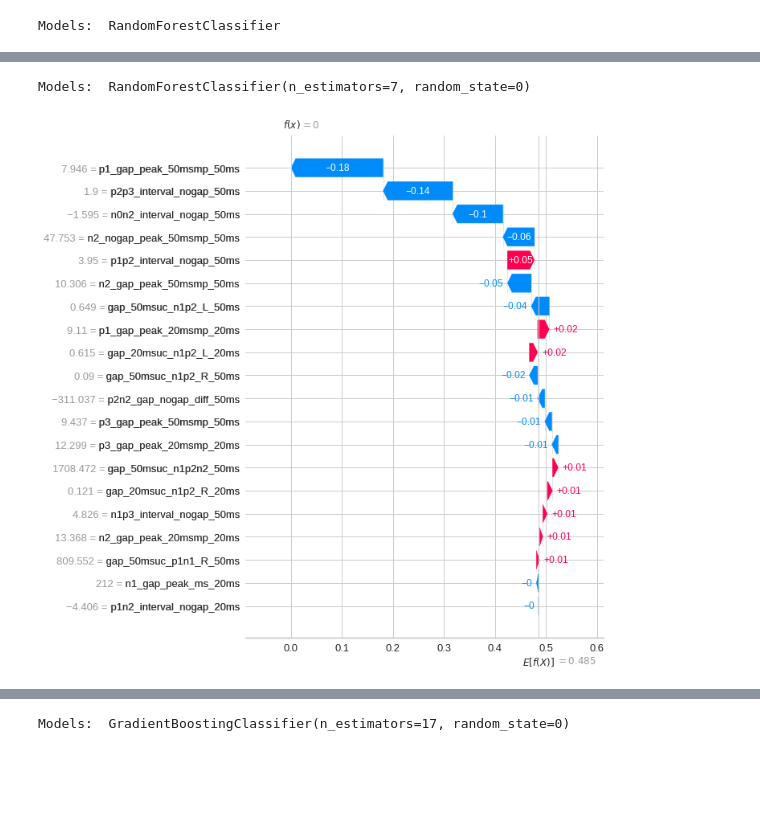
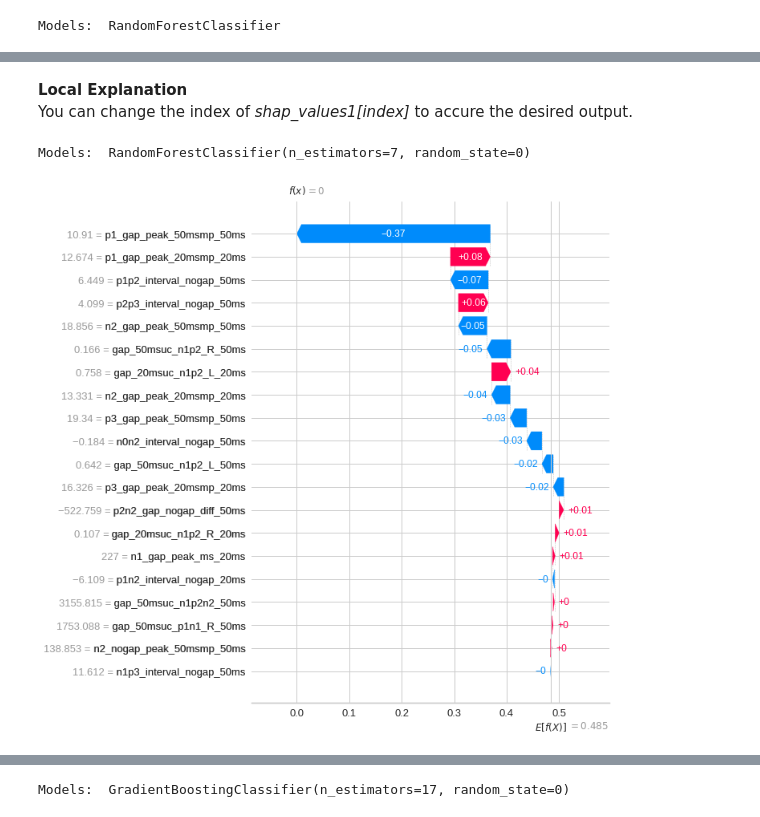
Before and after one commit to RafsanJany-44/ARC_Machine, a Jupyter notebook: Dynamic_ML_Tunning_with_featSelect_SHAP_ROC_.ipynb, the cells around one changed output, grey strips where cells are left out. Cells and saved outputs as stored; diff of their text form; code cells hidden in the pictures; blank space fills up the shorter version.

```diff
--- a/Dynamic_ML_Tunning_with_featSelect_SHAP_ROC_.ipynb
+++ b/Dynamic_ML_Tunning_with_featSelect_SHAP_ROC_.ipynb
@@ -27,17 +26,17 @@ from sklearn.preprocessing import LabelEncoder
 encoder=LabelEncoder()
 dataset.iloc[:, 1]=encoder.fit_transform(dataset.iloc[:, 1])
 # %%
-X = dataset.iloc[:, 4:]
-y = dataset.iloc[:, 1]
+X_ = dataset.iloc[:,4:]
+y_ = dataset.iloc[:, 1]
 # %% [markdown]
 #Feature Selection
 # %%
 from sklearn.feature_selection import SelectKBest
 bestfeatures = SelectKBest(k=10)
-fit = bestfeatures.fit(X,y)
+fit = bestfeatures.fit(X_,y_)
 # %%
 dfscores = pd.DataFrame(fit.scores_)
-dfcolumns = pd.DataFrame(X.columns)
+dfcolumns = pd.DataFrame(X_.columns)
 # %%
 featureScores = pd.concat([dfcolumns,dfscores],axis=1)
 featureScores.columns = ['Specs','Score']
@@ -1114,7 +1119,7 @@ print("Models: ",best_models[0][1])
 
 explainer = shap.Explainer(best_models[0][0].predict, X_test)
 
-shap_values = explainer( X_test)
+shap_values1 = explainer(X_test)
 features_names=list(dataset.iloc[0:0, 4:])
 # %% [output]
 Models:  RandomForestClassifier
@@ -1133,6 +1138,9 @@ Models:  RandomForestClassifier(n_estimators=7, random_state=0)
+# %% [markdown]
+**Local Explanation** <br>
+You can change the index of <i>shap_values1[index]</i> to accure the desired output.
 # %%
 print("Models: ",best_models[0][0])
-shap.plots.waterfall(shap_values[0],max_display=20)
+shap.plots.waterfall(shap_values1[2],max_display=20)
 # %% [output]
 Models:  RandomForestClassifier(n_estimators=7, random_state=0)
-[figure, old version]
+[figure, new version]
```
Also changed, not shown: parts of 26 cells of this notebook.
